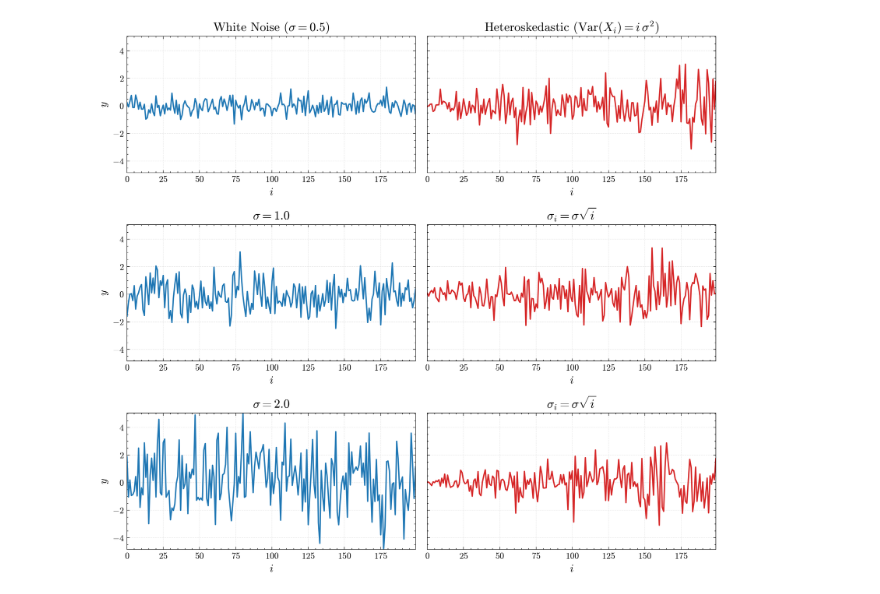
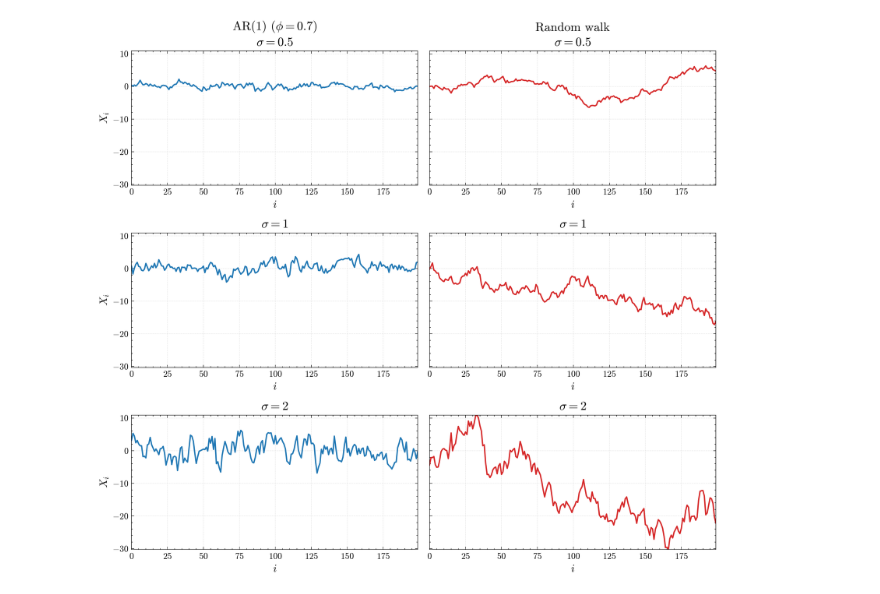
Before and after one commit to Tobias-Brock/thesis, a Jupyter notebook: notebooks/timeseries.ipynb, the cells around one changed output. Cells and saved outputs as stored; diff of their text form; code cells hidden in the pictures.

```diff
--- a/notebooks/timeseries.ipynb
+++ b/notebooks/timeseries.ipynb
@@ -1,24 +36,27 @@
 # %%
-from sltns.plots._plots import TimeSeriesPlotter
-
-sigmas = [0.5, 1.0, 2.0]
+sigmas = [0.5, 1, 2]
 configs = []
 for σ in sigmas:
-    configs.append({"kind": "white_noise", "sigma": σ})
-    configs.append({"kind": "heteroskedastic", "sigma": σ, "normalize": True})
-# gives 6 plots: noise & RW at each σ
-plotter = TimeSeriesPlotter(configs,
-                            gridsize=(3, 2),
-                            style="science",   # or "science" if you have SciencePlots
-                            grid=True,
-                            sharey=True,
-                            use_tex=False)
+    configs.append({"kind": "ar1", "phi": 0.7, "sigma": σ})
+    configs.append({"kind": "random_walk", "sigma": σ, "normalize": False})
+
+n = 200
+seed = 123
+sim = TimeSeriesSimulator(configs=configs, n=n, seed=seed)
+data = sim.generate()  # shape = (200, 6)
+
+series_list = [data[:, i] for i in range(data.shape[1])]
+
+plotter = TimeSeriesPlotter(
+    series_list=series_list,
+    configs=configs,
+    gridsize=(3, 2),
+    style="science",
+    grid=True,
+    sharey=True,
+    use_tex=False,
+)
 plotter.plot()
-plotter.save(
-    "timeseries_comparison.png",
-    dpi=600,
-    figsize=(10, 10),
-    format="png"
-)
+plotter.save("timedep.png", dpi=600, figsize=(10, 10), format="png")
 # %% [output]
-[figure, old version]
+[figure, new version]
```
Also changed, not shown: parts of 8 cells of this notebook, 29 other files.
